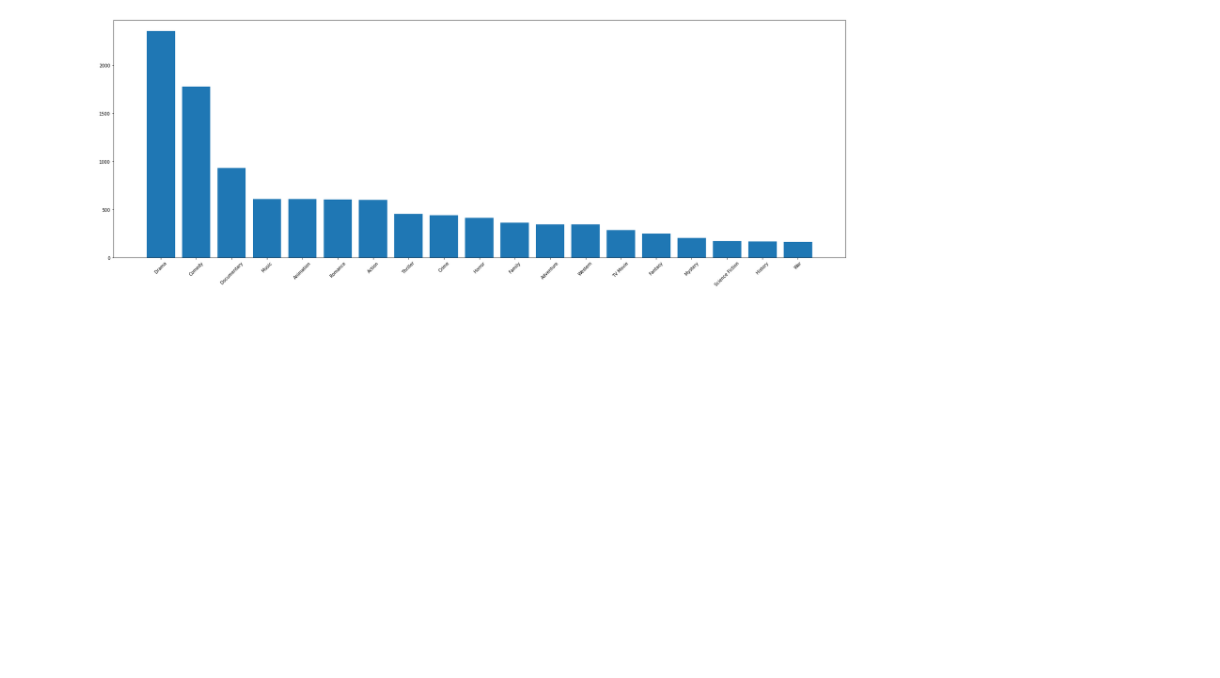
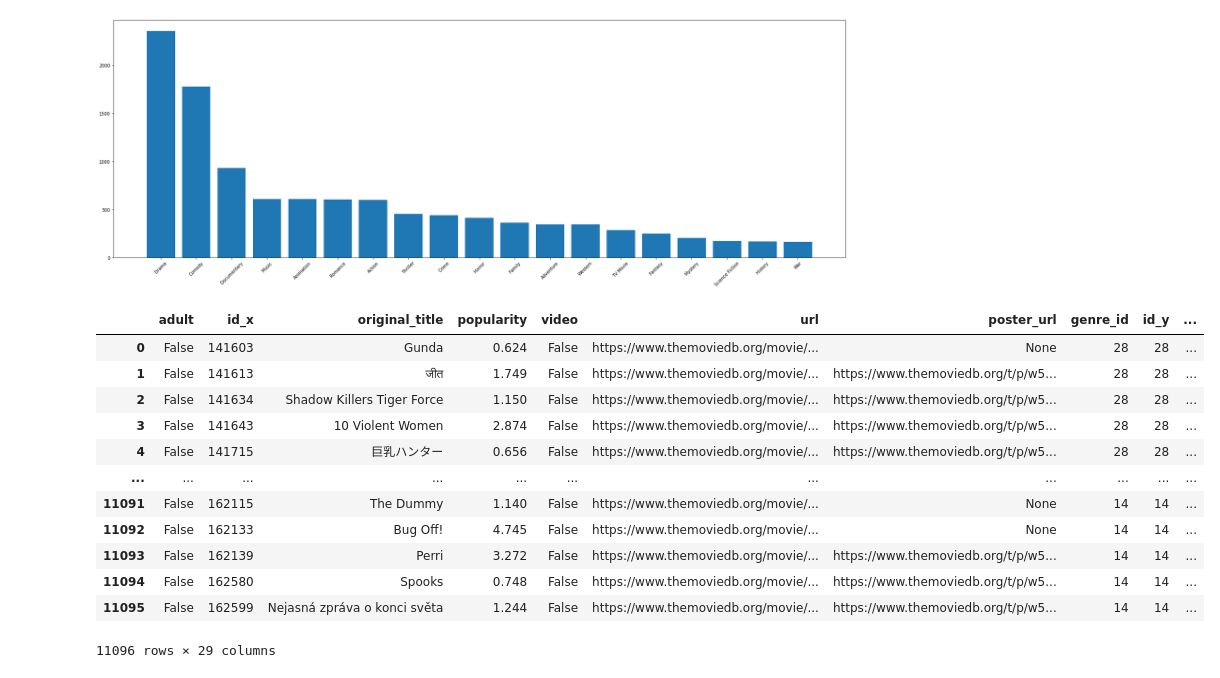
Before and after one commit to rainerenglisch/AIDA_movie_genre, a Jupyter notebook: notebooks/movie_paquet.ipynb, the cells around one changed output. Saved outputs shown, nothing was run; the diff lists cells and outputs as text; code cells hidden in the pictures; blank space fills up the shorter version.

```diff
--- a/notebooks/movie_paquet.ipynb
+++ b/notebooks/movie_paquet.ipynb
@@ -152,12 +132,12 @@ plt.xticks(rotation=45)
 
 #movies= pd.read_csv('movies - movies.csv')
 
-movies = pq.read_table(source="../data/raw/df_90000_99999.parquet.gzip").to_pandas()
-movies
+movies_classes = pq.read_table(source="../data/raw/df_90000_99999.parquet.gzip").to_pandas()
+movies_classes
 
 
-movies['genre_id'] = movies['genre_id'].apply(literal_eval) #convert to list type type was extrange in the excel
-movie_gender=movies.explode('genre_id')
+movies_classes['genre_id'] = movies_classes['genre_id'].apply(literal_eval) #convert to list type type was extrange in the excel
+movie_gender=movies_classes.explode('genre_id')
 
 movie_gender[movie_gender.original_title=='Submarine D-1']
 
@@ -247,3 +231,24 @@ plt.xticks(rotation=45)
   Text(0, 0, ''),
   Text(0, 0, '')])
 [figure]
+# %%
+from sklearn.preprocessing import OneHotEncoder
+ohe= OneHotEncoder(sparse=False, handle_unknown="ignore").fit(movie_gender_name[['name']])
+ohe_class=pd.DataFrame(ohe.transform(movie_gender_name[['name']]),columns=ohe.get_feature_names())
+movies_class = pd.concat([movie_gender_name, ohe_class], axis=1)
+# %%
+movies_class
+# %% [output]
+|  | adult | id_x | original_title | popularity | video | url | poster_url | genre_id | id_y | ... |
+| 0 | False | 141603 | Gunda | 0.624 | False | https://www.themoviedb.org/movie/... | None | 28 | 28 | ... |
+| 1 | False | 141613 | जीत | 1.749 | False | https://www.themoviedb.org/movie/... | https://www.themoviedb.org/t/p/w5... | 28 | 28 | ... |
+| 2 | False | 141634 | Shadow Killers Tiger Force | 1.150 | False | https://www.themoviedb.org/movie/... | https://www.themoviedb.org/t/p/w5... | 28 | 28 | ... |
+| 3 | False | 141643 | 10 Violent Women | 2.874 | False | https://www.themoviedb.org/movie/... | https://www.themoviedb.org/t/p/w5... | 28 | 28 | ... |
+| 4 | False | 141715 | 巨乳ハンター | 0.656 | False | https://www.themoviedb.org/movie/... | https://www.themoviedb.org/t/p/w5... | 28 | 28 | ... |
+| ... | ... | ... | ... | ... | ... | ... | ... | ... | ... | ... |
+| 11091 | False | 162115 | The Dummy | 1.140 | False | https://www.themoviedb.org/movie/... | None | 14 | 14 | ... |
+| 11092 | False | 162133 | Bug Off! | 4.745 | False | https://www.themoviedb.org/movie/... | None | 14 | 14 | ... |
+| 11093 | False | 162139 | Perri | 3.272 | False | https://www.themoviedb.org/movie/... | https://www.themoviedb.org/t/p/w5... | 14 | 14 | ... |
+| 11094 | False | 162580 | Spooks | 0.748 | False | https://www.themoviedb.org/movie/... | https://www.themoviedb.org/t/p/w5... | 14 | 14 | ... |
+| 11095 | False | 162599 | Nejasná zpráva o konci světa | 1.244 | False | https://www.themoviedb.org/movie/... | https://www.themoviedb.org/t/p/w5... | 14 | 14 | ... |
+11096 rows × 29 columns
```
Also changed, not shown: parts of 5 cells of this notebook.
